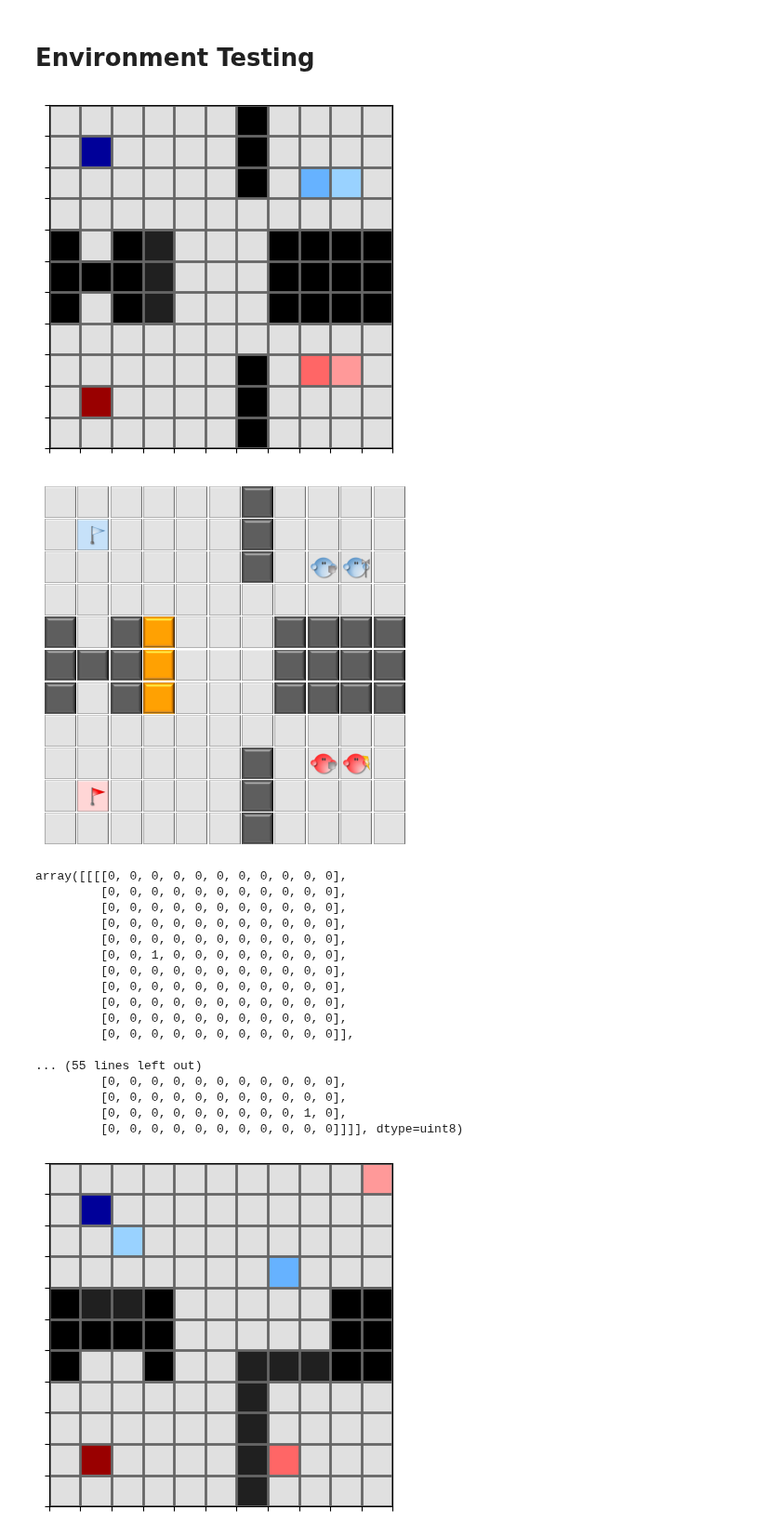
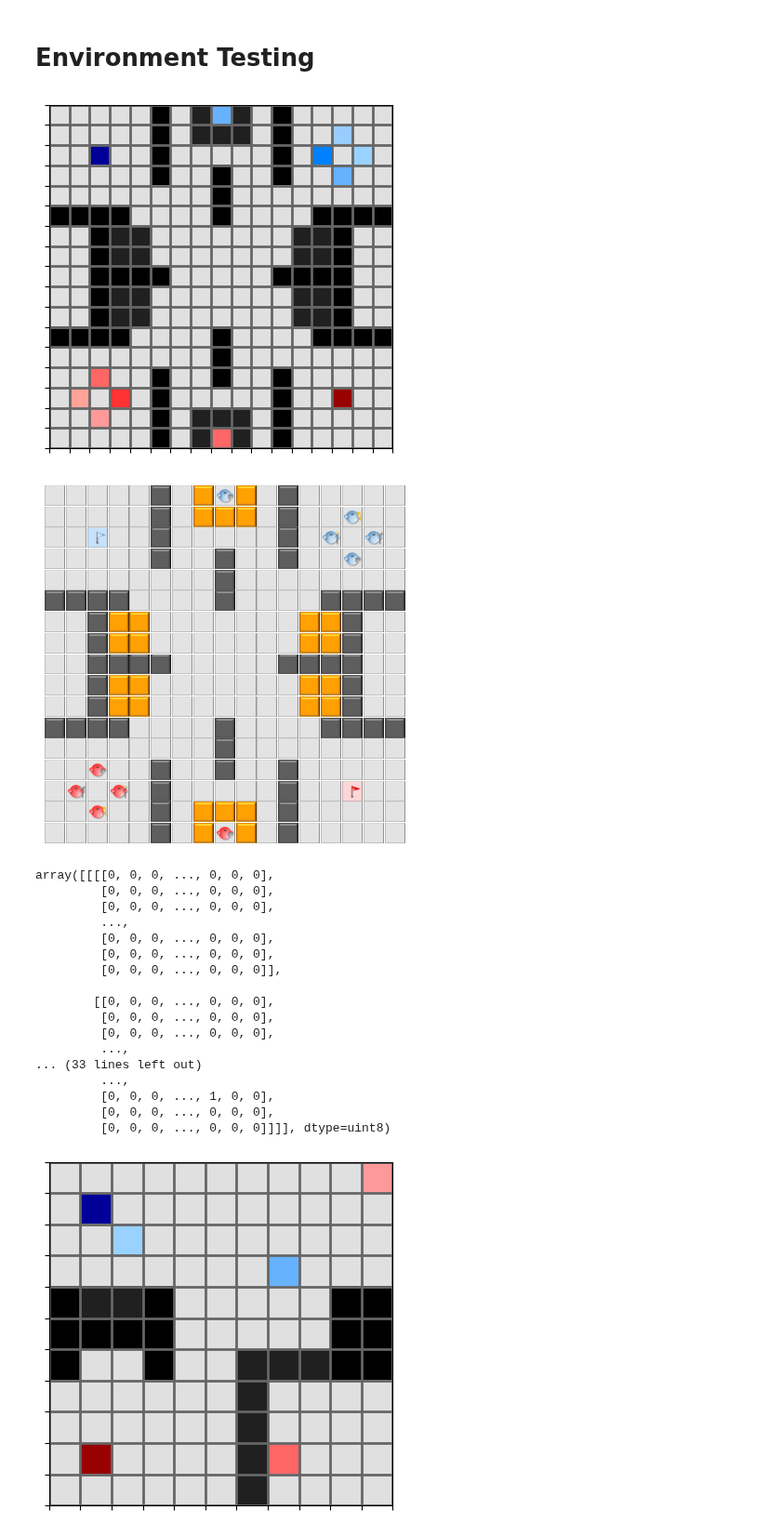
Before and after one commit to g-nightingale/marl-ctf-development, a Jupyter notebook: mvp_environment/env_testing.ipynb, the cells around one changed output. Shown at 93% size. Drawn from its saved outputs; the diff is of its cells as text; code cells hidden in the pictures.

Commit message:
Add arena scenario

```diff
--- a/mvp_environment/env_testing.ipynb
+++ b/mvp_environment/env_testing.ipynb
@@ -8,49 +8,53 @@ from utils import get_agents, create_gif, create_plots, duel, TrainingConfig
 # %%
 # create env
 config = {
             'AGENT_CONFIG':{
                 0: {'team':0, 'type':0},
                 1: {'team':1, 'type':0},
-                2: {'team':0, 'type':3},
-                3: {'team':1, 'type':2},
-                # 4: {'team':0, 'type':0},
-                # 5: {'team':1, 'type':0},
+                2: {'team':0, 'type':1},
+                3: {'team':1, 'type':1},
+                4: {'team':0, 'type':2},
+                5: {'team':1, 'type':2},
+                6: {'team':0, 'type':3},
+                7: {'team':1, 'type':3},
+                8: {'team':0, 'type':0},
+                9: {'team':1, 'type':0},
             },
-            'SCENARIO': scn.keyhole,
+            'SCENARIO': scn.arena,
             'GAME_STEPS': 256,
             'USE_ADJUSTED_REWARDS': False,
             'HOME_FLAG_CAPTURE': True,
-            'MAP_SYMMETRY_CHECK': False
+            'MAP_SYMMETRY_CHECK': True
         }
 env = GridworldCtf(**config)
 env.reset()
 env.render()
 # %% [output]
-[figure, old version]
+[figure, new version]
 # %%
 env.render_image(plot_image=True)
 # %% [output]
-[figure, old version]
+[figure, new version]
 # %%
 env.standardise_state(1, reverse_grid=True)
 # %% [output]
-array([[[[0, 0, 0, 0, 0, 0, 0, 0, 0, 0, 0],
-         [0, 0, 0, 0, 0, 0, 0, 0, 0, 0, 0],
-         [0, 0, 0, 0, 0, 0, 0, 0, 0, 0, 0],
-         [0, 0, 0, 0, 0, 0, 0, 0, 0, 0, 0],
-         [0, 0, 0, 0, 0, 0, 0, 0, 0, 0, 0],
-         [0, 0, 1, 0, 0, 0, 0, 0, 0, 0, 0],
-         [0, 0, 0, 0, 0, 0, 0, 0, 0, 0, 0],
-         [0, 0, 0, 0, 0, 0, 0, 0, 0, 0, 0],
-         [0, 0, 0, 0, 0, 0, 0, 0, 0, 0, 0],
-         [0, 0, 0, 0, 0, 0, 0, 0, 0, 0, 0],
-         [0, 0, 0, 0, 0, 0, 0, 0, 0, 0, 0]],
+array([[[[0, 0, 0, ..., 0, 0, 0],
+         [0, 0, 0, ..., 0, 0, 0],
+         [0, 0, 0, ..., 0, 0, 0],
+         ...,
+         [0, 0, 0, ..., 0, 0, 0],
+         [0, 0, 0, ..., 0, 0, 0],
+         [0, 0, 0, ..., 0, 0, 0]],
 
-... (55 lines left out)
-         [0, 0, 0, 0, 0, 0, 0, 0, 0, 0, 0],
-         [0, 0, 0, 0, 0, 0, 0, 0, 0, 0, 0],
-         [0, 0, 0, 0, 0, 0, 0, 0, 0, 1, 0],
-         [0, 0, 0, 0, 0, 0, 0, 0, 0, 0, 0]]]], dtype=uint8)
+        [[0, 0, 0, ..., 0, 0, 0],
+         [0, 0, 0, ..., 0, 0, 0],
+         [0, 0, 0, ..., 0, 0, 0],
+         ...,
+... (33 lines left out)
+         ...,
+         [0, 0, 0, ..., 1, 0, 0],
+         [0, 0, 0, ..., 0, 0, 0],
+         [0, 0, 0, ..., 0, 0, 0]]]], dtype=uint8)
 # %%
 env.play(2)
 # %% [output]
```
Also changed, not shown: 22 other files.
